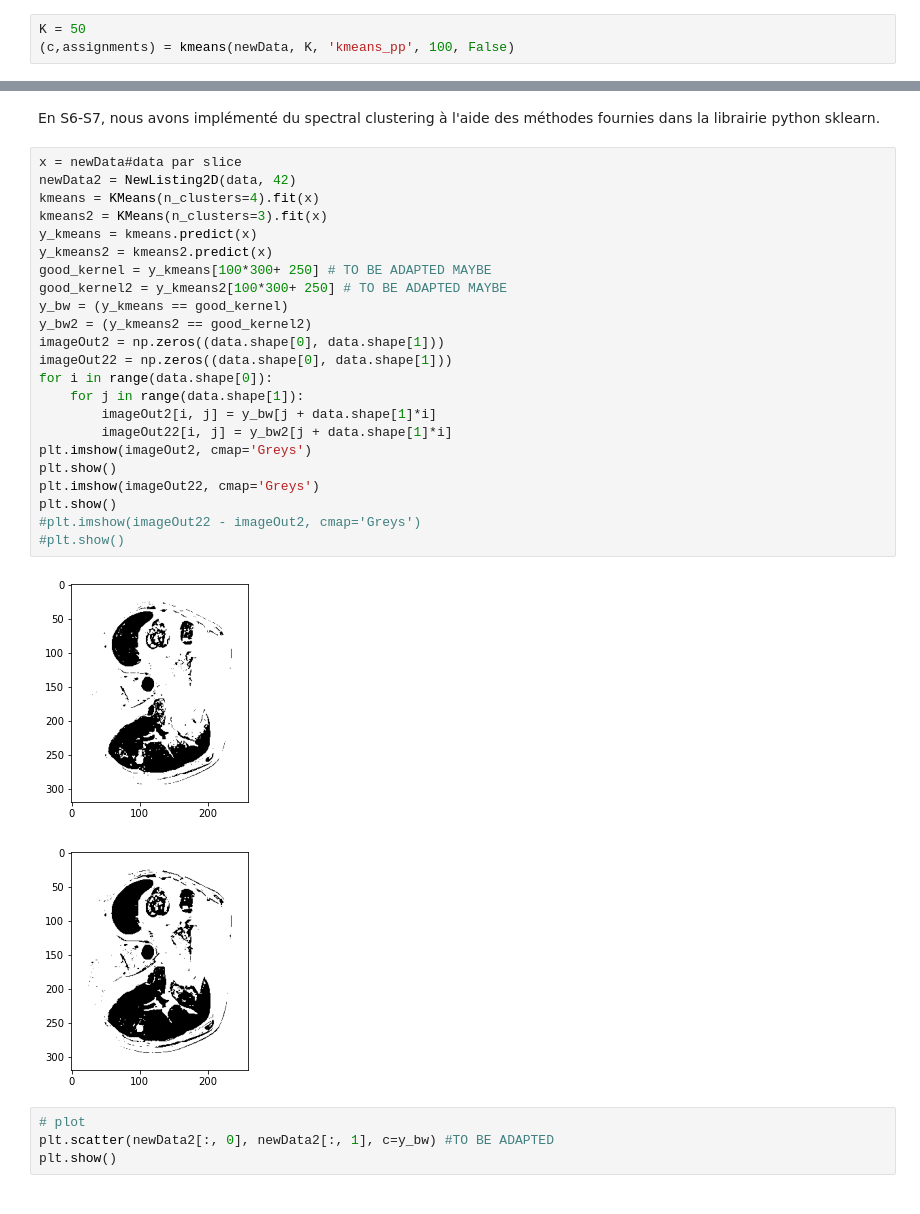
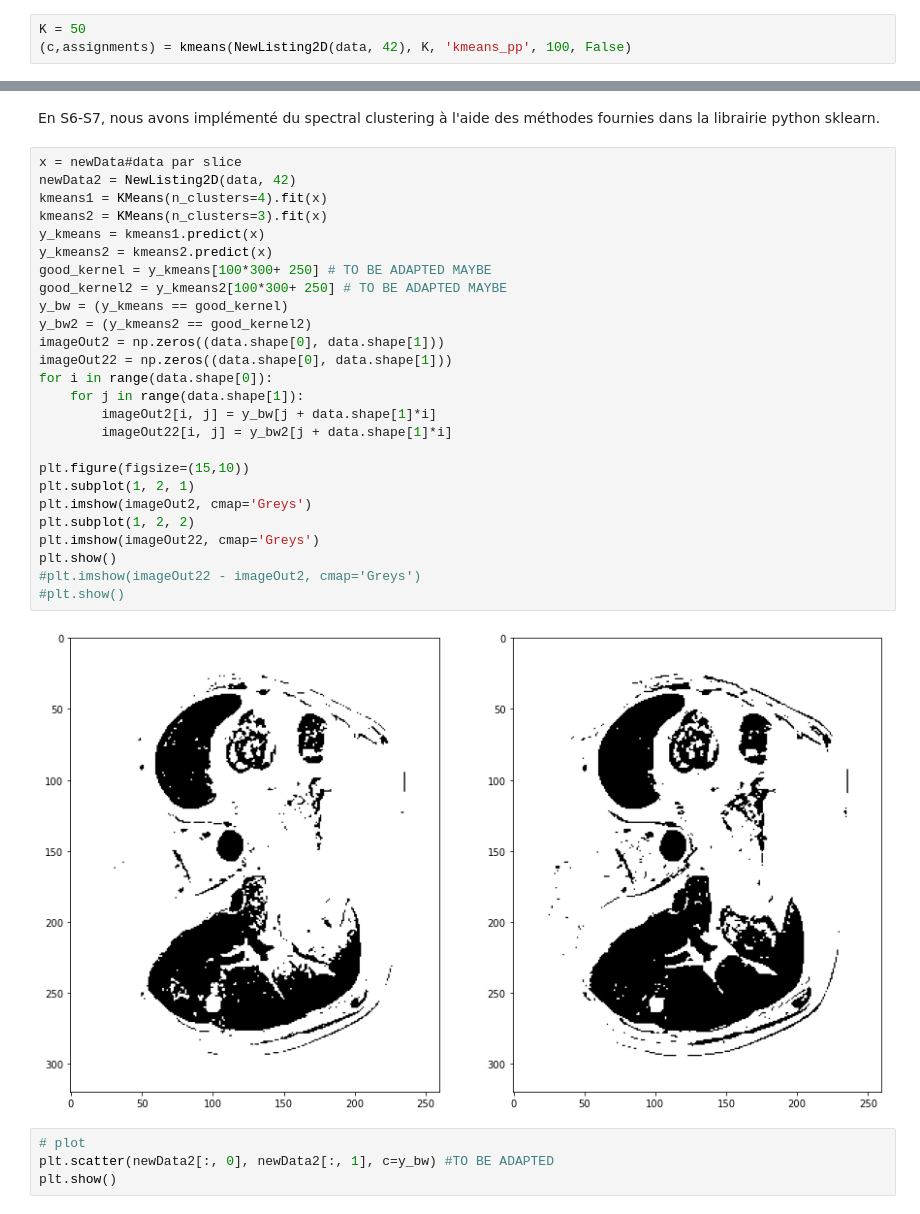
Before and after one commit to defrenned3238/WSBIM2243, a Jupyter notebook: WSBIM2243.ipynb, the cells around one changed output, grey strips where cells are left out. Saved outputs shown, nothing was run; the diff lists cells and outputs as text.

Commit message:
Cleaned document and remade images

```diff
--- a/WSBIM2243.ipynb
+++ b/WSBIM2243.ipynb
@@ -334,7 +334,7 @@ newData = NewListing2Dwo(data, 42)
 newData3D = NewListing3Dwo(data, 37, 48)
 # %%
 K = 50
-(c,assignments) = kmeans(newData, K, 'kmeans_pp', 100, False)
+(c,assignments) = kmeans(NewListing2D(data, 42), K, 'kmeans_pp', 100, False)
 # %%
 imageOut = np.zeros((data.shape[0], data.shape[1]))
 for i in range(data.shape[0]):
@@ -355,29 +353,31 @@ En S6-S7, nous avons implémenté du spectral clustering à l'aide des méthodes
 # %%
 x = newData#data par slice
 newData2 = NewListing2D(data, 42)
-kmeans = KMeans(n_clusters=4).fit(x)
+kmeans1 = KMeans(n_clusters=4).fit(x)
 kmeans2 = KMeans(n_clusters=3).fit(x)
-y_kmeans = kmeans.predict(x)
+y_kmeans = kmeans1.predict(x)
 y_kmeans2 = kmeans2.predict(x)
 good_kernel = y_kmeans[100*300+ 250] # TO BE ADAPTED MAYBE
 good_kernel2 = y_kmeans2[100*300+ 250] # TO BE ADAPTED MAYBE
 y_bw = (y_kmeans == good_kernel)
 y_bw2 = (y_kmeans2 == good_kernel2)
 imageOut2 = np.zeros((data.shape[0], data.shape[1]))
 imageOut22 = np.zeros((data.shape[0], data.shape[1]))
 for i in range(data.shape[0]):
     for j in range(data.shape[1]):
         imageOut2[i, j] = y_bw[j + data.shape[1]*i]
         imageOut22[i, j] = y_bw2[j + data.shape[1]*i]
+
+plt.figure(figsize=(15,10))
+plt.subplot(1, 2, 1)
 plt.imshow(imageOut2, cmap='Greys')
-plt.show()
+plt.subplot(1, 2, 2)
 plt.imshow(imageOut22, cmap='Greys')
 plt.show()
 #plt.imshow(imageOut22 - imageOut2, cmap='Greys')
 #plt.show()
 # %% [output]
-[figure, old version]
+[figure, new version]
-[figure, removed]
 # %%
 # plot
 plt.scatter(newData2[:, 0], newData2[:, 1], c=y_bw) #TO BE ADAPTED
```
Also changed, not shown: parts of 6 cells of this notebook.
